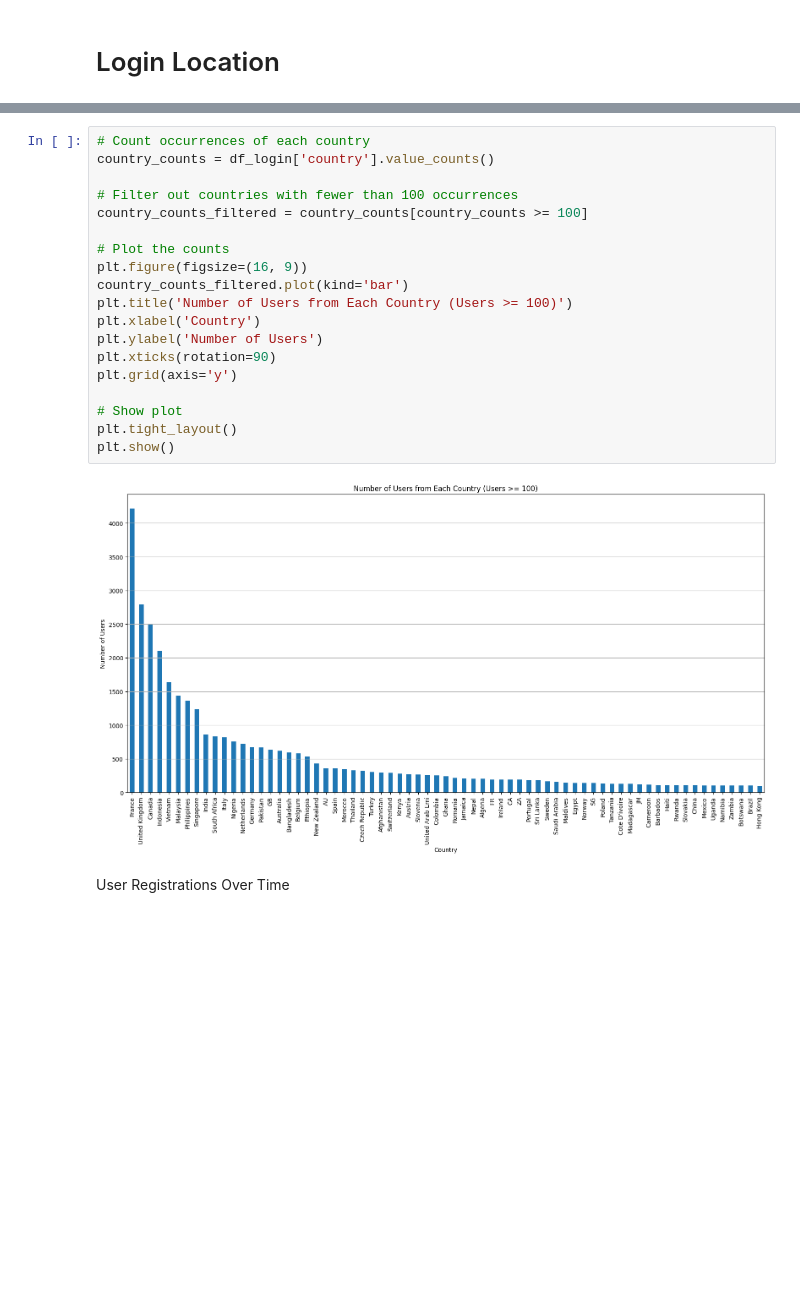
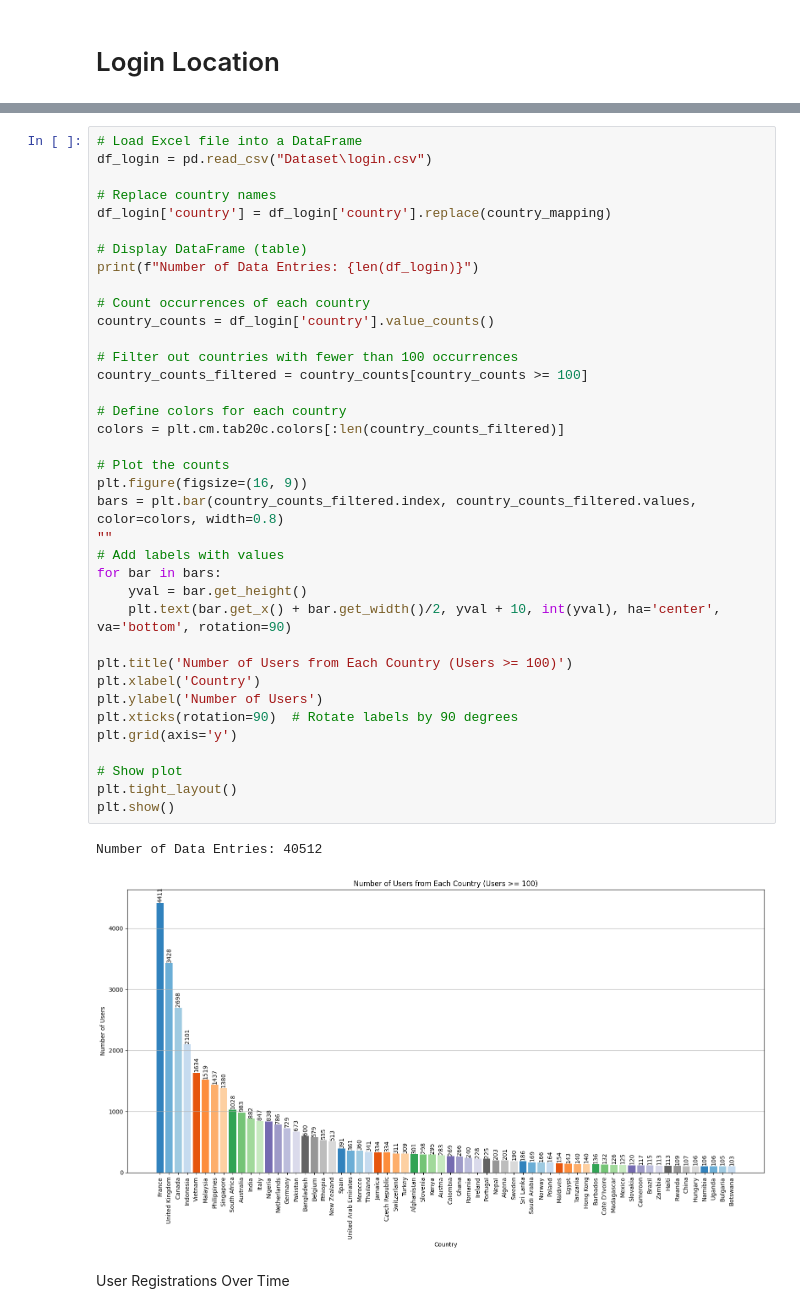
Before and after one commit to CommonCrayon/CapstoneProject, a Jupyter notebook: DataExploration.ipynb, the cells around one changed output, grey strips where cells are left out. Cells and saved outputs as stored; diff of their text form; blank space fills up the shorter version.

Commit message:
Fixed the issue with separate country names

```diff
--- a/DataExploration.ipynb
+++ b/DataExploration.ipynb
@@ -97,24 +267,43 @@ Number of Data Entries: 40512
 # %%
+# Load Excel file into a DataFrame
+df_login = pd.read_csv("Dataset\login.csv")
+
+# Replace country names
+df_login['country'] = df_login['country'].replace(country_mapping)
+
+# Display DataFrame (table)
+print(f"Number of Data Entries: {len(df_login)}")
+
 # Count occurrences of each country
 country_counts = df_login['country'].value_counts()
 
 # Filter out countries with fewer than 100 occurrences
 country_counts_filtered = country_counts[country_counts >= 100]
 
+# Define colors for each country
+colors = plt.cm.tab20c.colors[:len(country_counts_filtered)]
+
 # Plot the counts
 plt.figure(figsize=(16, 9))
-country_counts_filtered.plot(kind='bar')
+bars = plt.bar(country_counts_filtered.index, country_counts_filtered.values, color=colors, width=0.8)
+""
+# Add labels with values
+for bar in bars:
+    yval = bar.get_height()
+    plt.text(bar.get_x() + bar.get_width()/2, yval + 10, int(yval), ha='center', va='bottom', rotation=90)
+
 plt.title('Number of Users from Each Country (Users >= 100)')
 plt.xlabel('Country')
 plt.ylabel('Number of Users')
-plt.xticks(rotation=90)
+plt.xticks(rotation=90)  # Rotate labels by 90 degrees
 plt.grid(axis='y')
 
 # Show plot
 plt.tight_layout()
 plt.show()
 # %% [output]
+Number of Data Entries: 40512
-[figure, old version]
+[figure, new version]
 # %% [markdown]
 User Registrations Over Time
 # %%
```
Also changed, not shown: parts of 7 cells of this notebook.
